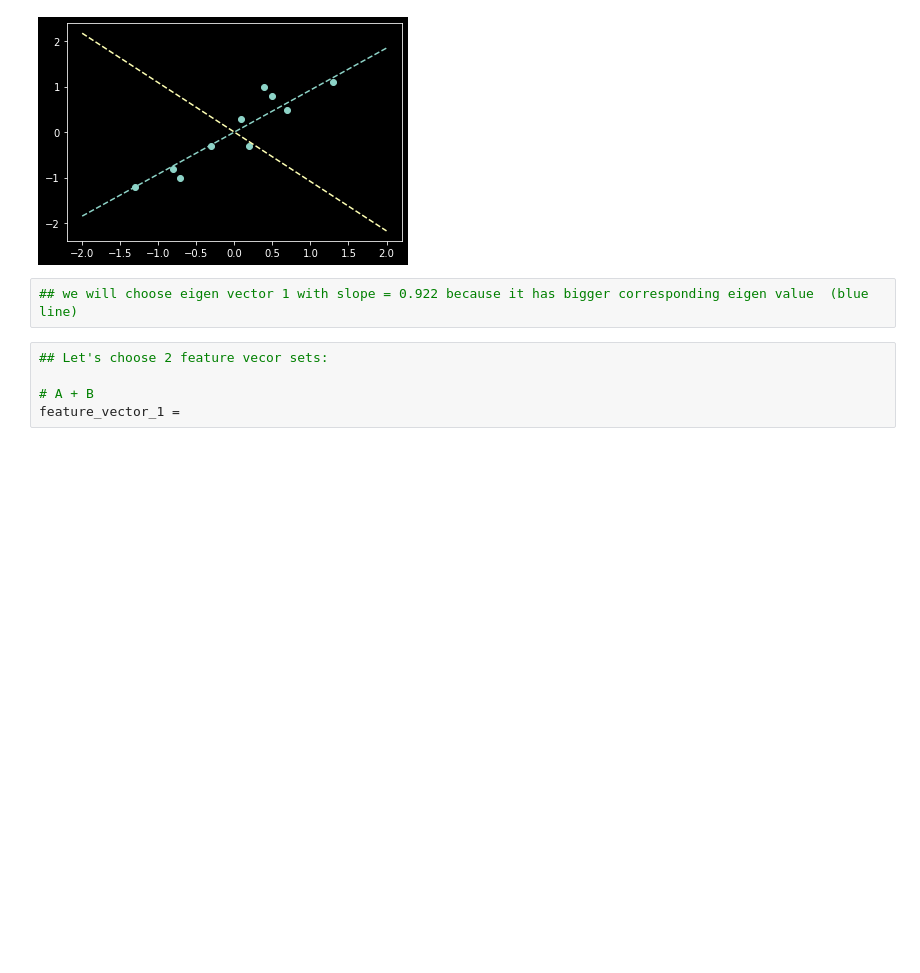
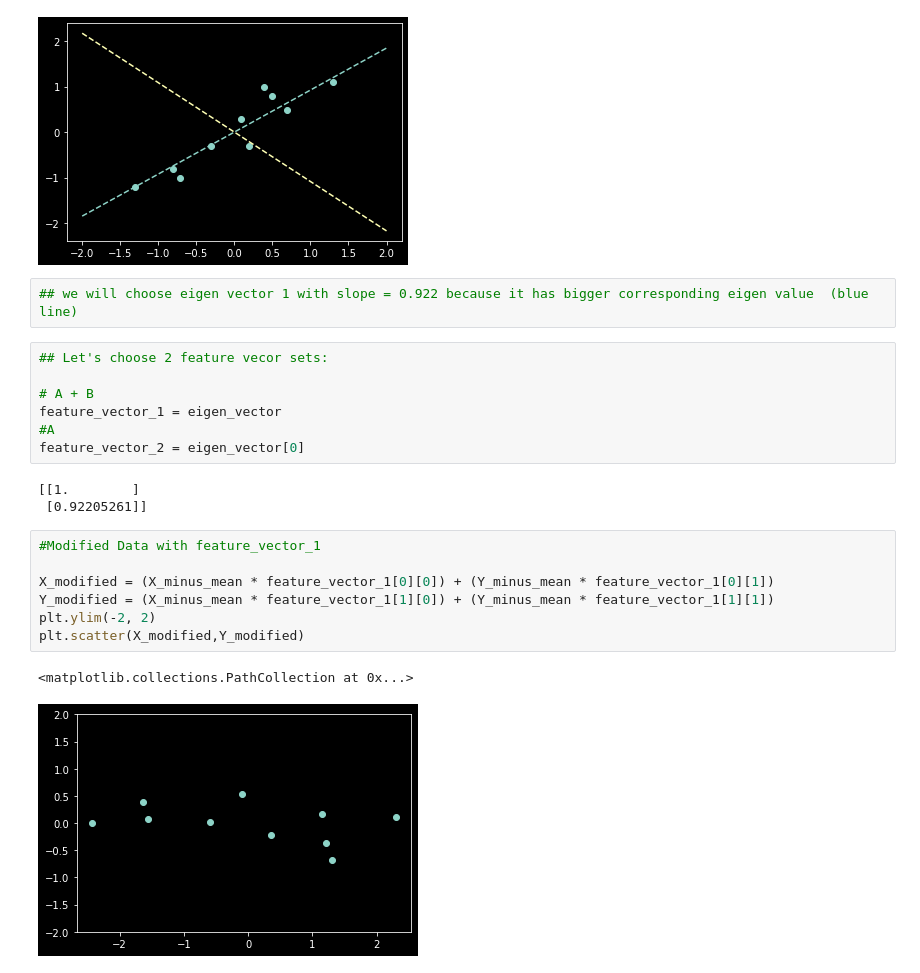
Before and after one commit to be320/PCA-Implementation, a Jupyter notebook: main.ipynb, the cells around one changed output. Drawn from its saved outputs; the diff is of its cells as text; blank space fills up the shorter version.

Commit message:
Feature Vector 2 drawn

```diff
--- a/main.ipynb
+++ b/main.ipynb
@@ -95,4 +95,19 @@ plt.scatter(X_minus_mean,Y_minus_mean)
 ## Let's choose 2 feature vecor sets:
 
 # A + B
-feature_vector_1 =
+feature_vector_1 = eigen_vector
+#A
+feature_vector_2 = eigen_vector[0]
+# %% [output]
+[[1.        ]
+ [0.92205261]]
+# %%
+#Modified Data with feature_vector_1
+
+X_modified = (X_minus_mean * feature_vector_1[0][0]) + (Y_minus_mean * feature_vector_1[0][1])
+Y_modified = (X_minus_mean * feature_vector_1[1][0]) + (Y_minus_mean * feature_vector_1[1][1])
+plt.ylim(-2, 2)
+plt.scatter(X_modified,Y_modified)
+# %% [output]
+<matplotlib.collections.PathCollection at 0x...>
+[figure, added]
```
Also changed, not shown: parts of 1 cell of this notebook.
